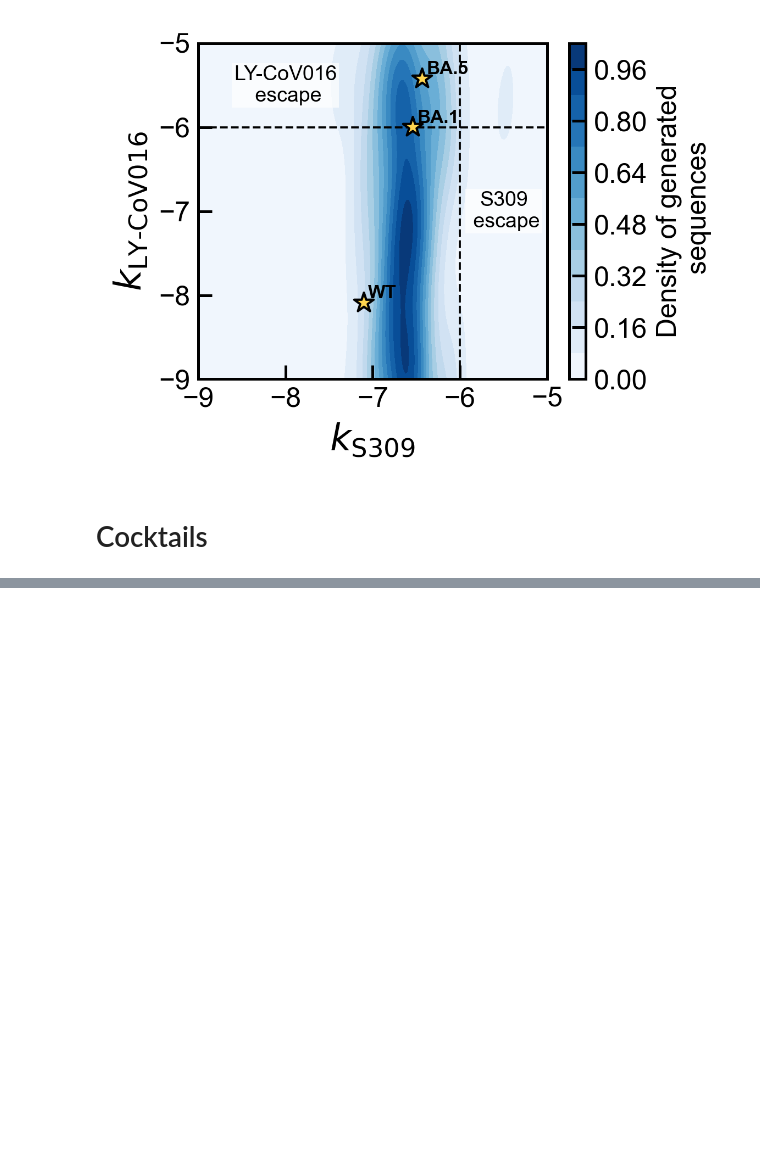
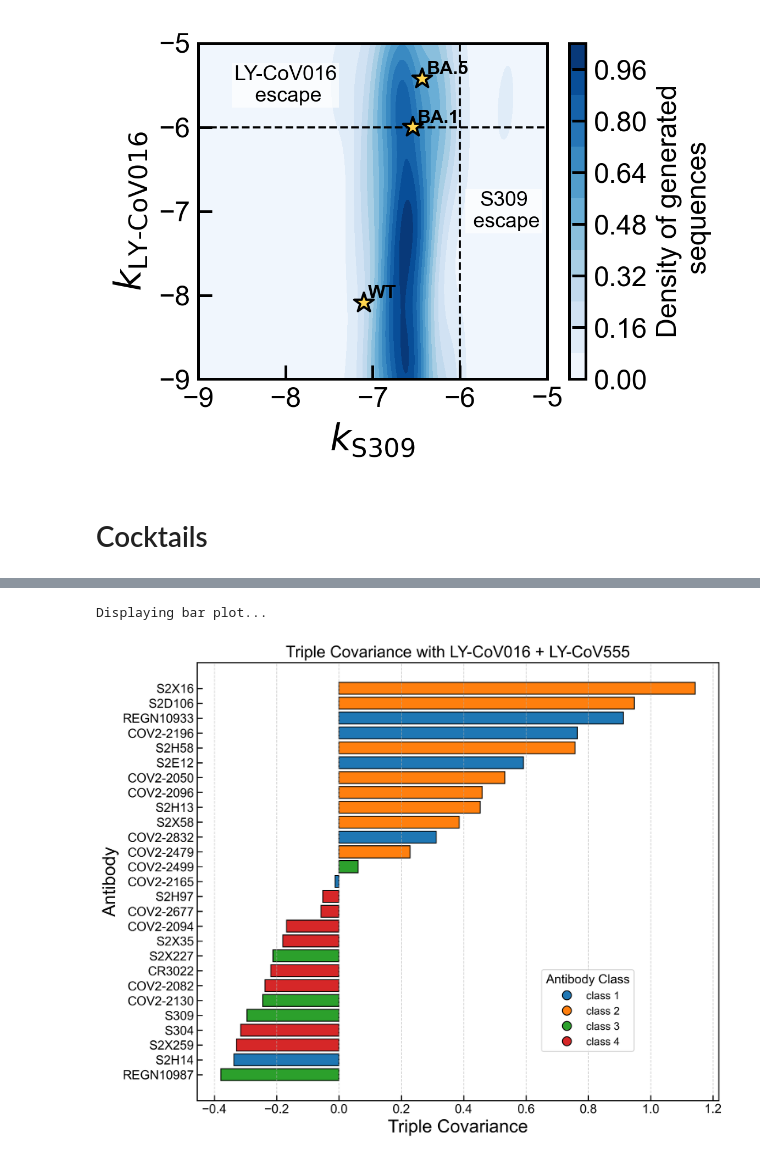
Before and after one commit to m-huot/ESCAPE_MAP_DRAFT, a Jupyter notebook: Figure 4 (Generative)/ab_resilience.ipynb, the cells around one changed output, grey strips where cells are left out. Drawn from its saved outputs; the diff is of its cells as text; code cells hidden in the pictures; blank space fills up the shorter version.

```diff
--- a/Figure 4 (Generative)/ab_resilience.ipynb
+++ b/Figure 4 (Generative)/ab_resilience.ipynb
@@ -499,0 +726,59 @@ plt.show()
+# %%
+
+
+# Sort the DataFrame by triple_covariance descending
+sorted_df = results_df.sort_values('triple_covariance', ascending=False)
+
+# Create a list of colors for the bars
+bar_colors = sorted_df['ab_3_class'].map(lambda c: CLASS_COLORS.get(c, "#7f7f7f")).tolist()
+
+# Create the figure and axes
+# Adjust height based on the number of antibodies
+num_abs = len(sorted_df)
+fig_height = max(8, num_abs * 0.2) # 0.5 inches per bar, min 8
+fig_bar, ax_bar = plt.subplots(figsize=(10, fig_height))
+
+# Create the horizontal bar plot
+ax_bar.barh(
+    sorted_df['ab_3'],
+    sorted_df['triple_covariance'],
+    color=bar_colors,
+    edgecolor='k'
+)
+
+# Invert y-axis to show highest covariance at the top
+ax_bar.invert_yaxis()
+
+ax_bar.set_xlabel("Triple Covariance", fontsize=20)
+ax_bar.set_ylabel("Antibody", fontsize=20)
+ax_bar.set_title(f"Triple Covariance with {FIXED_AB_1} + {FIXED_AB_2}", fontsize=18)
+
+# --- Create custom legend for classes ---
+# Get unique classes present in the data
+unique_classes = sorted_df['ab_3_class'].unique()
+legend_elements = []
+
+# Create handles for all classes in the color map that are in the data
+#cerate legend elements
+unique_classes_sorted = order_classes(unique_classes)
+for cls in unique_classes_sorted:
+    color = CLASS_COLORS.get(cls, "#7f7f7f")
+    legend_elements.append(
+        plt.Line2D([0], [0], marker='o', color='w', label=cls,
+                   markerfacecolor=color, markersize=10, markeredgecolor='k')
+    )
+
+# Only add legend if there are elements
+if legend_elements:
+        ax_bar.legend(handles=legend_elements, title="Antibody Class", bbox_to_anchor=(0.65, 0.1), loc='lower left')
+
+ax_bar.grid(True, linestyle='--', alpha=0.6, axis='x')
+
+# Use tight_layout
+fig_bar.tight_layout()
+
+print("Displaying bar plot...")
+plt.show()
+# %% [output]
+Displaying bar plot...
+[figure, added]
```
Also changed, not shown: parts of 4 cells of this notebook.
